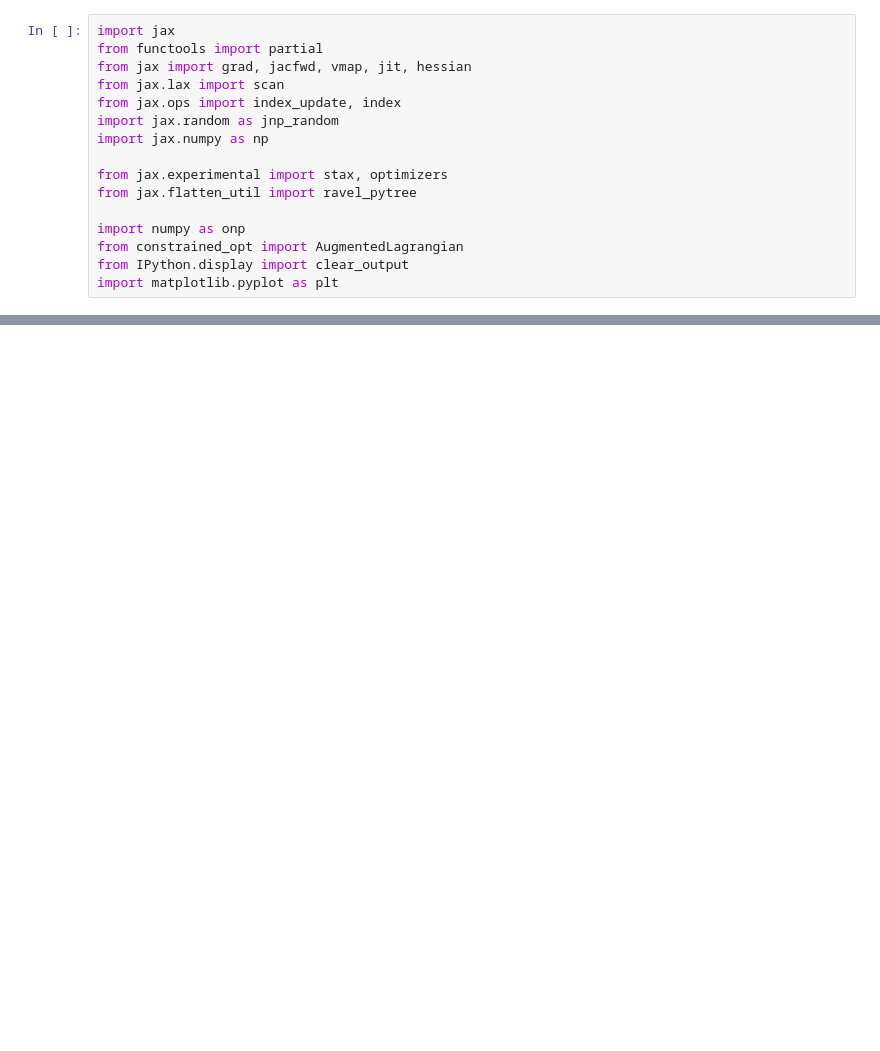
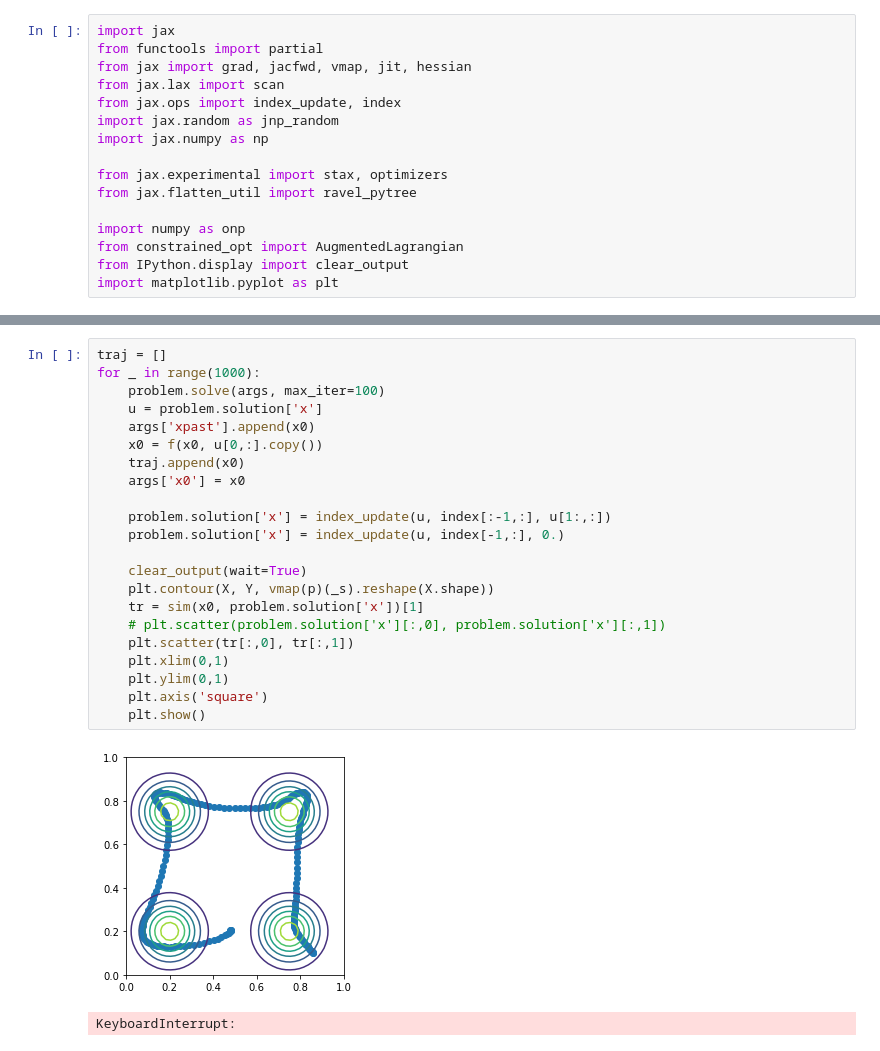
Before and after one commit to i-abr/ErgodicTrajectoryTranscription, a Jupyter notebook: erg_expl.ipynb, the cells around one changed output, grey strips where cells are left out. Saved outputs shown, nothing was run; the diff lists cells and outputs as text; blank space fills up the shorter version.

```diff
--- a/erg_expl.ipynb
+++ b/erg_expl.ipynb
@@ -130,0 +137,25 @@ for _ in range(100):
+# %%
+traj = []
+for _ in range(1000):
+    problem.solve(args, max_iter=100)
+    u = problem.solution['x']
+    args['xpast'].append(x0)
+    x0 = f(x0, u[0,:].copy())
+    traj.append(x0)
+    args['x0'] = x0
+
+    problem.solution['x'] = index_update(u, index[:-1,:], u[1:,:])
+    problem.solution['x'] = index_update(u, index[-1,:], 0.)
+
+    clear_output(wait=True)
+    plt.contour(X, Y, vmap(p)(_s).reshape(X.shape))
+    tr = sim(x0, problem.solution['x'])[1]
+    # plt.scatter(problem.solution['x'][:,0], problem.solution['x'][:,1])
+    plt.scatter(tr[:,0], tr[:,1])
+    plt.xlim(0,1)
+    plt.ylim(0,1)
+    plt.axis('square')
+    plt.show()
+# %% [output]
+[figure, added]
+KeyboardInterrupt:
```
Also changed, not shown: parts of 8 cells of this notebook, 1 other file.
